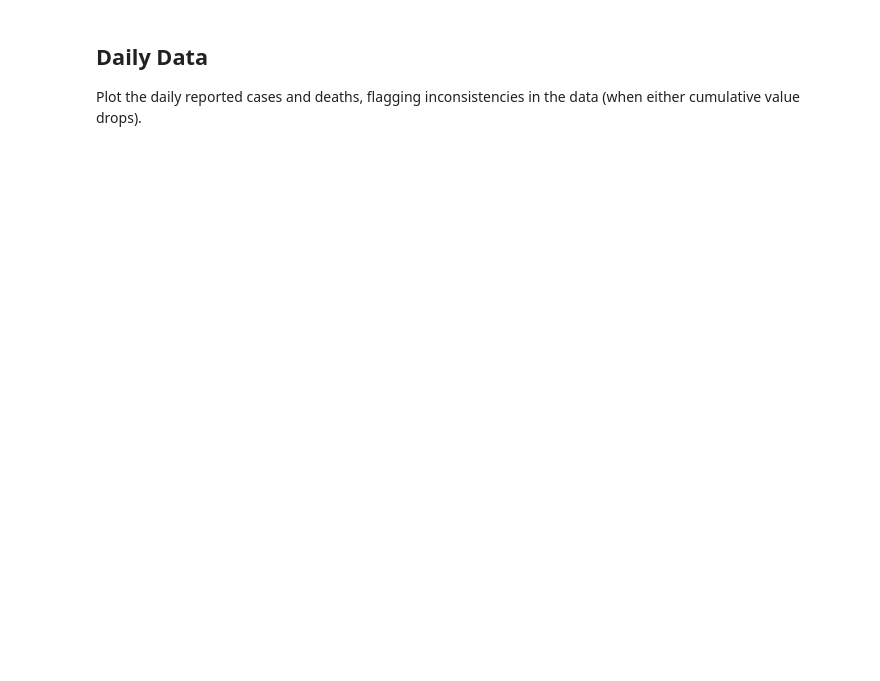
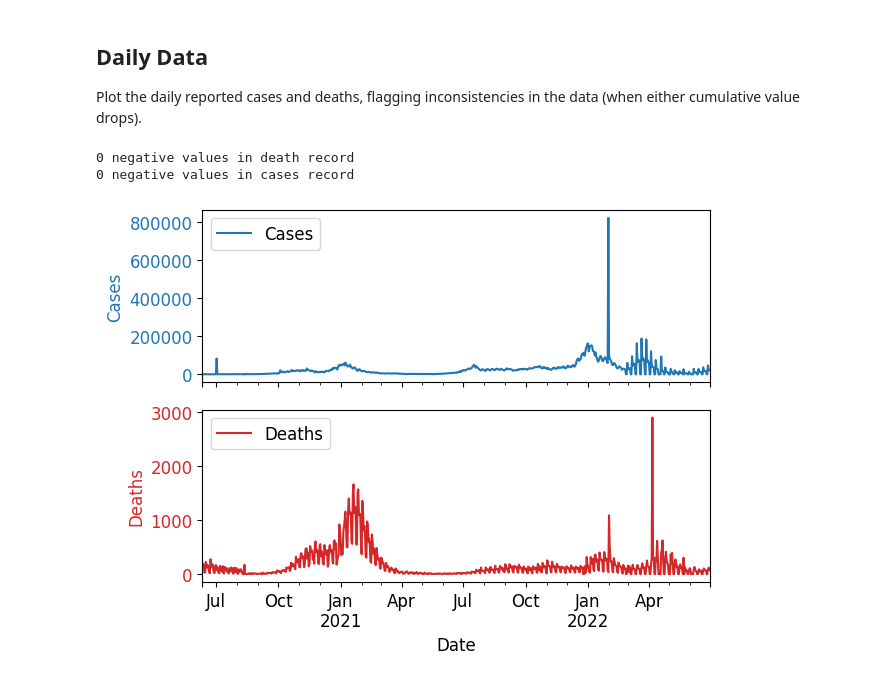
Before and after one commit to KCGallagher/periodic-sampling, a Jupyter notebook: analysis/data_trends.ipynb, the cells around one changed output. Cells and saved outputs as stored; diff of their text form; code cells hidden in the pictures; blank space fills up the shorter version.

```diff
--- a/analysis/data_trends.ipynb
+++ b/analysis/data_trends.ipynb
@@ -70,5 +72,38 @@ plt.show()
 ## Daily Data
 
 Plot the daily reported cases and deaths, flagging inconsistencies in the data (when either cumulative value drops).
+# %%
+df["Daily_Deaths"] = df["Deaths"].diff()
+df["Daily_Cases"] = df["Confirmed"].diff()
+
+df[["Daily_Deaths","Daily_Cases"]] = df[["Daily_Deaths","Daily_Cases"]].clip(lower = 0)
+
+print(str((df["Daily_Deaths"] < 0).sum()) + " negative values in death record")
+print(str((df["Daily_Cases"] < 0).sum()) + " negative values in cases record")
+# %% [output]
+0 negative values in death record
+0 negative values in cases record
+# %%
+fig, axs = plt.subplots(2)
+
+color = 'tab:blue'
+axs[0].set_xlabel('')
+axs[0].set_ylabel('Cases', color=color)
+plot1 = df.plot.line('Date', 'Daily_Cases', ax=axs[0], color=color, label = "Cases")
+axs[0].tick_params(axis='y', labelcolor=color)
+axs[0].set_xticklabels([]); axs[0].set_xlabel("")
+axs[0].legend(loc=2)
+
+color = 'tab:red'
+axs[1].set_ylabel('Deaths', color=color)
+plot2 = df.plot.line('Date', 'Daily_Deaths', ax=axs[1], color=color, label = "Deaths")
+axs[1].tick_params(axis='y', labelcolor=color)
+axs[1].legend(loc=2)
+
+fig.tight_layout()
+plt.savefig(f"../images/data_trends/daily_data_{location}.png")
+plt.show()
+# %% [output]
+[figure, added]
 # %%
 # Plot fourier components of case data
```
Also changed, not shown: parts of 3 cells of this notebook, 3 other files.
